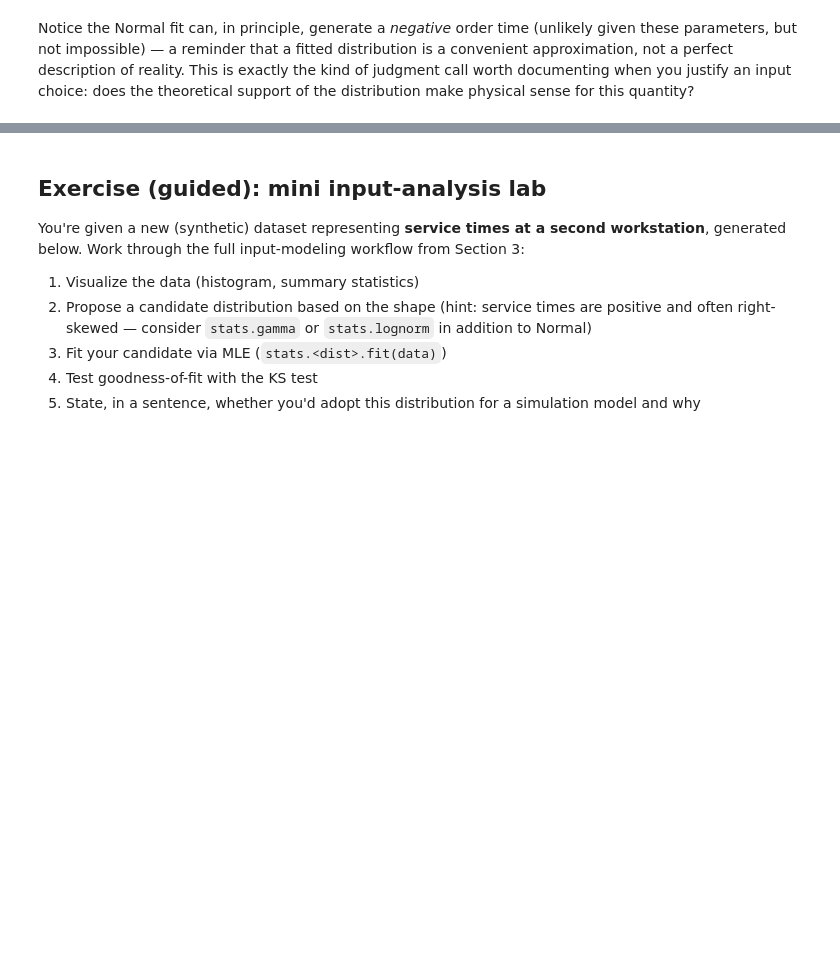
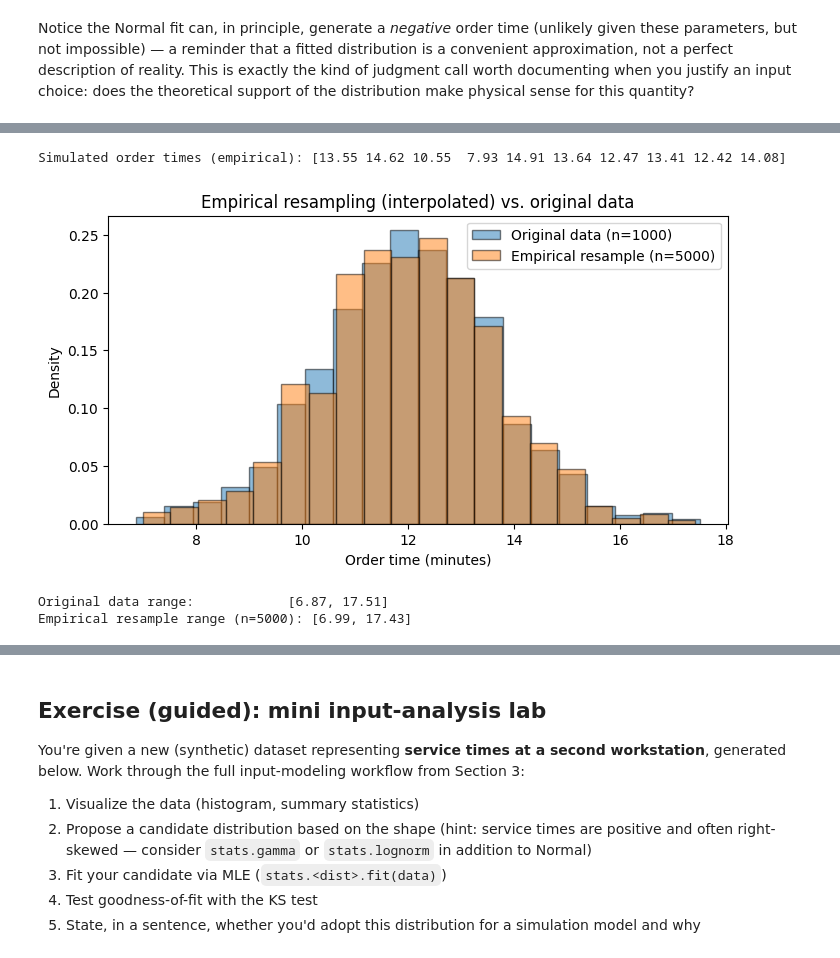
Before and after one commit to atajalili/sim, a Jupyter notebook: notebooks/session_02_input_analysis.ipynb, the cells around one changed output, grey strips where cells are left out. Saved outputs shown, nothing was run; the diff lists cells and outputs as text; code cells hidden in the pictures; blank space fills up the shorter version.

```diff
--- a/notebooks/session_02_input_analysis.ipynb
+++ b/notebooks/session_02_input_analysis.ipynb
@@ -669,0 +707,30 @@ Notice the Normal fit can, in principle, generate a *negative* order time (unlik
+# %%
+def sample_empirical_continuous(data, size, rng):
+    sorted_data = np.sort(data)
+    n = len(sorted_data)
+    cdf_points = np.arange(n) / (n - 1)     # 0, 1/(n-1), 2/(n-1), ..., 1
+    u = rng.uniform(0, 1, size=size)
+    return np.interp(u, cdf_points, sorted_data)
+
+simulated_order_times_empirical = sample_empirical_continuous(order_times, size=10, rng=rng_emp)
+print("Simulated order times (empirical):", np.round(simulated_order_times_empirical, 2))
+
+large_sample_empirical_continuous = sample_empirical_continuous(order_times, size=5000, rng=rng_emp)
+
+plt.figure(figsize=(8, 4))
+plt.hist(order_times, bins=20, density=True, alpha=0.5, edgecolor='black', label='Original data (n=1000)')
+plt.hist(large_sample_empirical_continuous, bins=20, density=True, alpha=0.5, edgecolor='black',
+         label='Empirical resample (n=5000)')
+plt.xlabel('Order time (minutes)')
+plt.ylabel('Density')
+plt.title('Empirical resampling (interpolated) vs. original data')
+plt.legend()
+plt.show()
+
+print(f"\nOriginal data range:            [{order_times.min():.2f}, {order_times.max():.2f}]")
+print(f"Empirical resample range (n=5000): [{large_sample_empirical_continuous.min():.2f}, {large_sample_empirical_continuous.max():.2f}]")
+# %% [output]
+Simulated order times (empirical): [13.55 14.62 10.55  7.93 14.91 13.64 12.47 13.41 12.42 14.08]
+[figure, added]
+Original data range:            [6.87, 17.51]
+Empirical resample range (n=5000): [6.99, 17.43]
```
Also changed, not shown: parts of 6 cells of this notebook.
